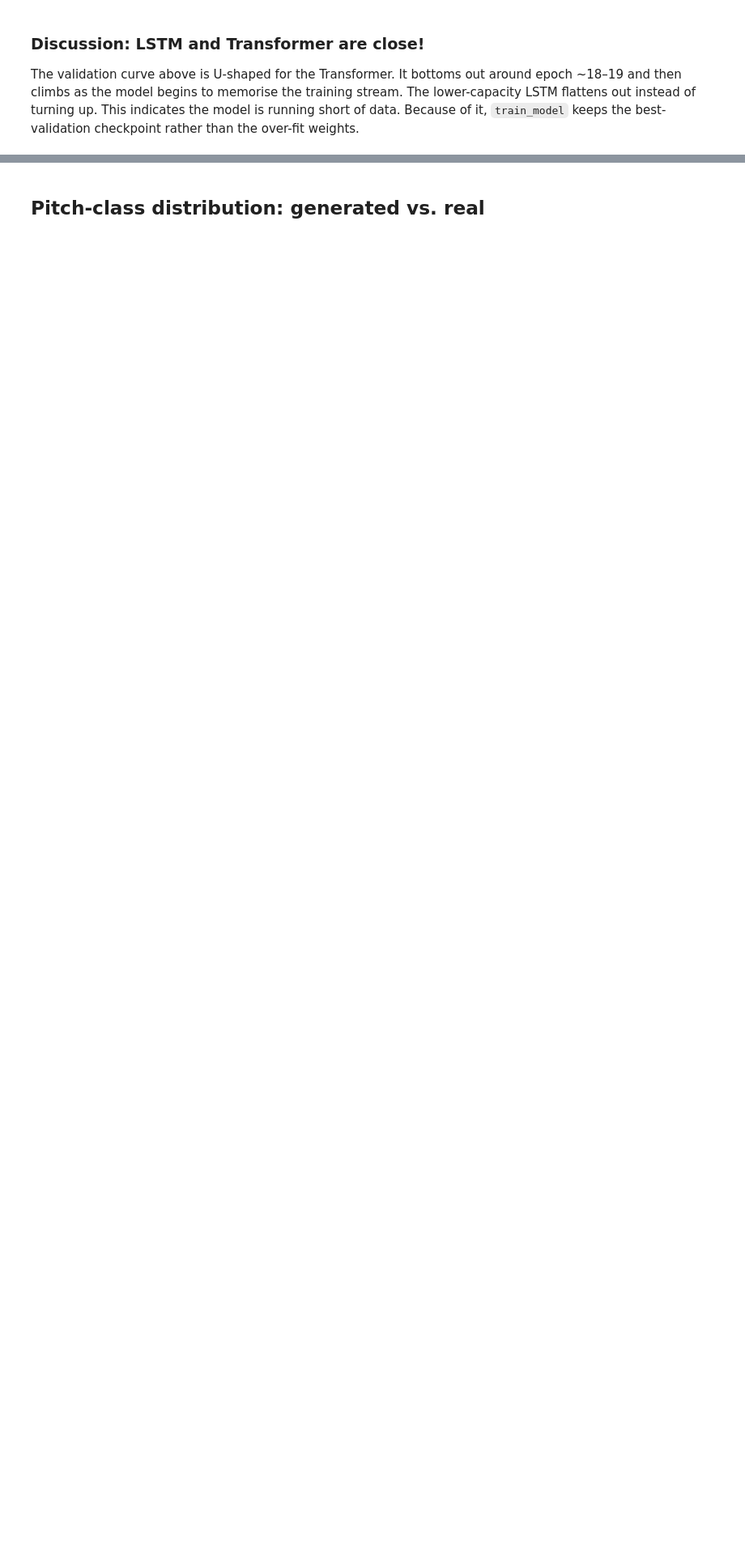
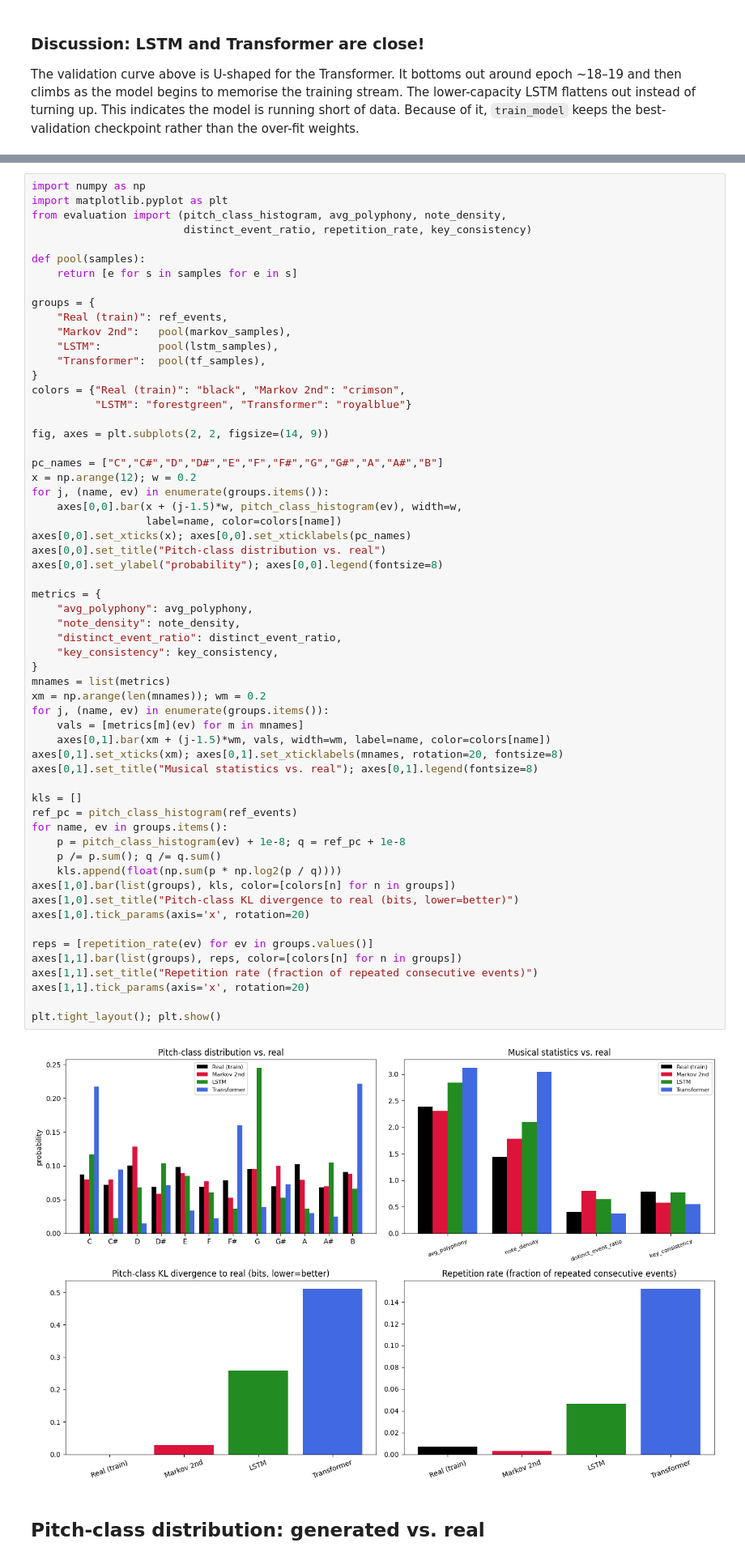
Before and after one commit to ayinfly/CSE153-Assignment-2-Task-1, a Jupyter notebook: workbook.ipynb, the cells around one changed output, grey strips where cells are left out. Shown at 81% size. Cells and saved outputs as stored; diff of their text form; blank space fills up the shorter version.

```diff
--- a/workbook.ipynb
+++ b/workbook.ipynb
@@ -604,3 +598,64 @@ Minimising held-out NLL rewards predicting the next sub-token well is not the sa
+# %%
+import numpy as np
+import matplotlib.pyplot as plt
+from evaluation import (pitch_class_histogram, avg_polyphony, note_density,
+                        distinct_event_ratio, repetition_rate, key_consistency)
+
+def pool(samples):
+    return [e for s in samples for e in s]
+
+groups = {
+    "Real (train)": ref_events,
+    "Markov 2nd":   pool(markov_samples),
+    "LSTM":         pool(lstm_samples),
+    "Transformer":  pool(tf_samples),
+}
+colors = {"Real (train)": "black", "Markov 2nd": "crimson",
+          "LSTM": "forestgreen", "Transformer": "royalblue"}
+
+fig, axes = plt.subplots(2, 2, figsize=(14, 9))
+
+pc_names = ["C","C#","D","D#","E","F","F#","G","G#","A","A#","B"]
+x = np.arange(12); w = 0.2
+for j, (name, ev) in enumerate(groups.items()):
+    axes[0,0].bar(x + (j-1.5)*w, pitch_class_histogram(ev), width=w,
+                  label=name, color=colors[name])
+axes[0,0].set_xticks(x); axes[0,0].set_xticklabels(pc_names)
+axes[0,0].set_title("Pitch-class distribution vs. real")
+axes[0,0].set_ylabel("probability"); axes[0,0].legend(fontsize=8)
+
+metrics = {
+    "avg_polyphony": avg_polyphony,
+    "note_density": note_density,
+    "distinct_event_ratio": distinct_event_ratio,
+    "key_consistency": key_consistency,
+}
+mnames = list(metrics)
+xm = np.arange(len(mnames)); wm = 0.2
+for j, (name, ev) in enumerate(groups.items()):
+    vals = [metrics[m](ev) for m in mnames]
+    axes[0,1].bar(xm + (j-1.5)*wm, vals, width=wm, label=name, color=colors[name])
+axes[0,1].set_xticks(xm); axes[0,1].set_xticklabels(mnames, rotation=20, fontsize=8)
+axes[0,1].set_title("Musical statistics vs. real"); axes[0,1].legend(fontsize=8)
+
+kls = []
+ref_pc = pitch_class_histogram(ref_events)
+for name, ev in groups.items():
+    p = pitch_class_histogram(ev) + 1e-8; q = ref_pc + 1e-8
+    p /= p.sum(); q /= q.sum()
+    kls.append(float(np.sum(p * np.log2(p / q))))
+axes[1,0].bar(list(groups), kls, color=[colors[n] for n in groups])
+axes[1,0].set_title("Pitch-class KL divergence to real (bits, lower=better)")
+axes[1,0].tick_params(axis='x', rotation=20)
+
+reps = [repetition_rate(ev) for ev in groups.values()]
+axes[1,1].bar(list(groups), reps, color=[colors[n] for n in groups])
+axes[1,1].set_title("Repetition rate (fraction of repeated consecutive events)")
+axes[1,1].tick_params(axis='x', rotation=20)
+
+plt.tight_layout(); plt.show()
+# %% [output]
+[figure, added]
 # %% [markdown]
 ## Pitch-class distribution: generated vs. real
 # %%
```
Also changed, not shown: parts of 9 cells of this notebook.
